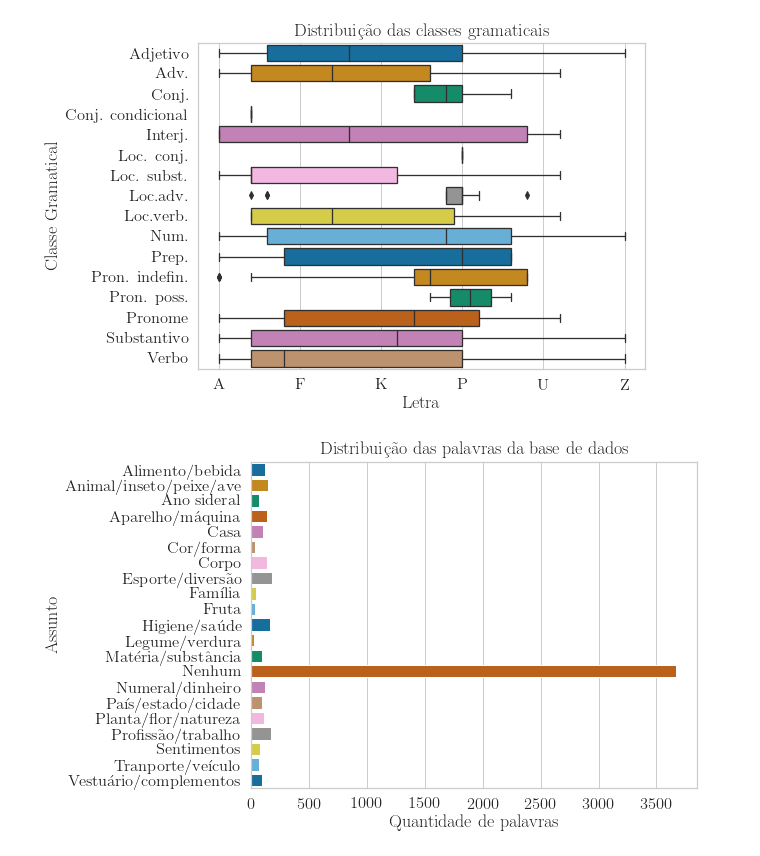
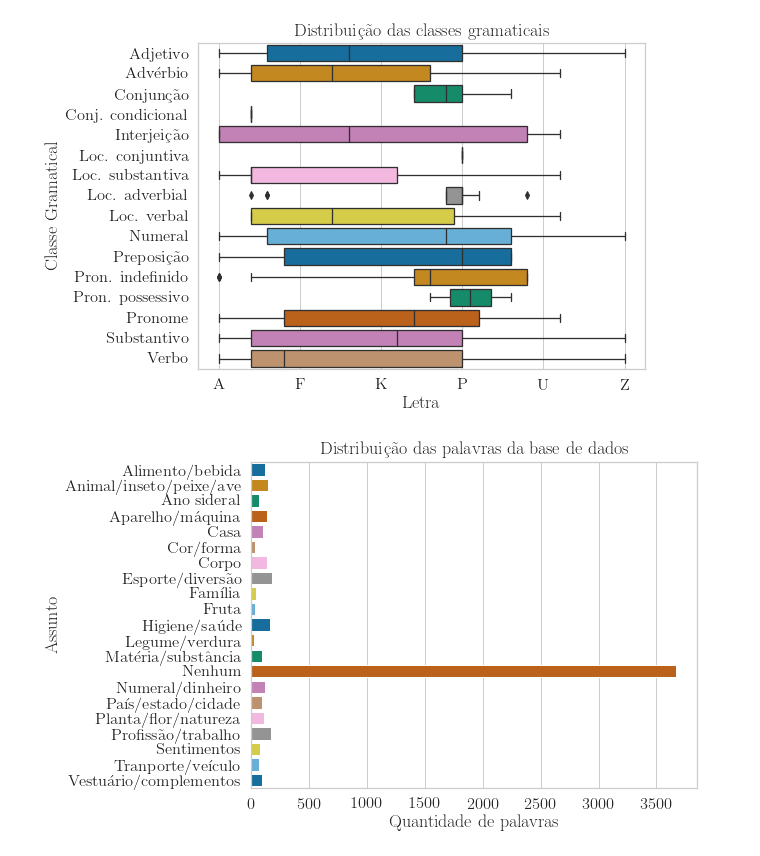
Before and after one commit to fabianaferreira/final-project-src, a Jupyter notebook: Vis/Vis.ipynb, the cells around one changed output. Cells and saved outputs as stored; diff of their text form; code cells hidden in the pictures.

Commit message:
adding chart

```diff
--- a/Vis/Vis.ipynb
+++ b/Vis/Vis.ipynb
@@ -46,28 +56,35 @@ fig.savefig('barplot_quantity_letter.eps', format='eps', dpi=1200, bbox_inches =
 # %%
+vis = vis_csv.copy()
+vis = vis.sort_values(by='classe_gramatical')
+
 sns.set(font_scale=1.5,
         font='Computer Modern Sans serif',
         style="whitegrid",
         rc={'text.usetex' : True})
 
 fig = plt.gcf()
 fig.set_size_inches(8, 6)
 
 ax = sns.boxplot(data=vis, y="classe_gramatical", x=vis['letra'].cat.codes,
                  orient="h", palette="colorblind", linewidth=1.3)
 
 letters = vis_csv['letra'].unique()
 labels = [letters[1], letters[0], letters[5],
           letters[10], letters[15],
           letters[20], letters[25]]
 
+ylabels = ['Adjetivo', 'Advérbio', 'Conjunção', 'Conj. condicional', 'Interjeição', 'Loc. conjuntiva',
+           'Loc. substantiva', 'Loc. adverbial', 'Loc. verbal', 'Numeral', 'Preposição', 'Pron. indefinido',
+           'Pron. possessivo', 'Pronome', 'Substantivo', 'Verbo']
 
 ax.set_xticklabels(labels)
+ax.set_yticklabels(ylabels)
 ax.set(ylabel="Classe Gramatical", xlabel="Letra",
        title="Distribuição das classes gramaticais")
 
 fig.savefig('boxplot_class_letter.eps', format='eps', dpi=1200, bbox_inches = 'tight')
 # %% [output]
-[figure, old version]
+[figure, new version]
 # %%
 sns.set(font_scale=1.5,
         font='Computer Modern Sans serif',
```
Also changed, not shown: parts of 5 cells of this notebook.
